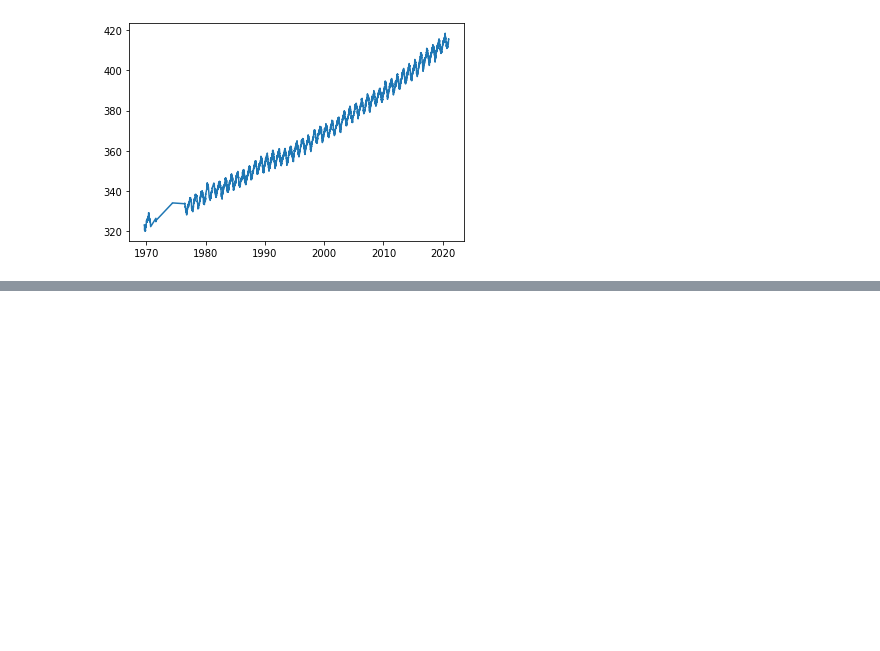
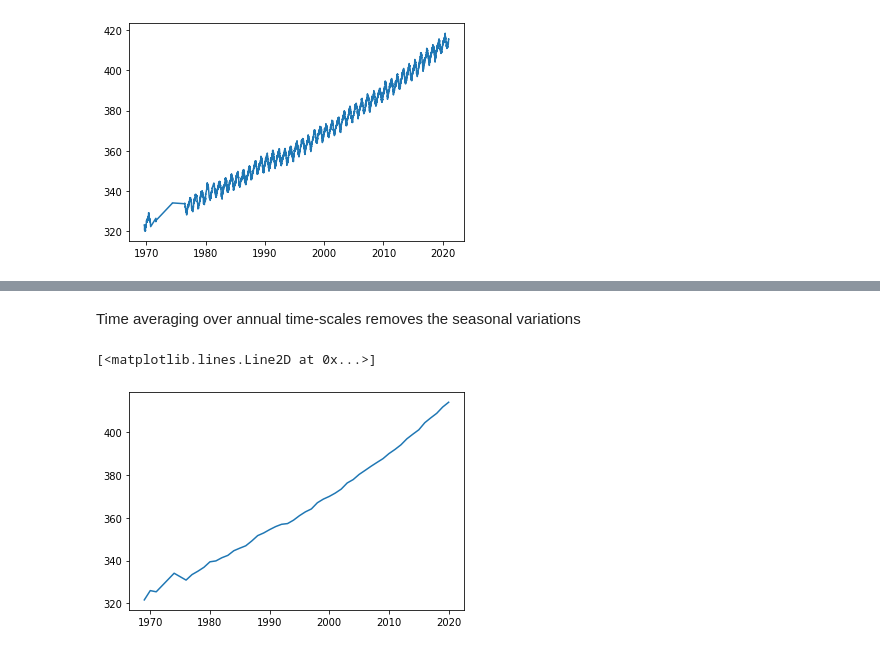
Before and after one commit to adityarn/MAV110_PythonModule, a Jupyter notebook: Keeling_Pandas.ipynb, the cells around one changed output, grey strips where cells are left out. Saved outputs shown, nothing was run; the diff lists cells and outputs as text; code cells hidden in the pictures; blank space fills up the shorter version.

```diff
--- a/Keeling_Pandas.ipynb
+++ b/Keeling_Pandas.ipynb
@@ -145,0 +136,8 @@ plt.plot(co2flask.datetime, co2flask.analysis_value)
+# %% [markdown]
+Time averaging over annual time-scales removes the seasonal variations
+# %%
+years = co2flask.datetime.dt.year.unique()
+plt.plot(years, co2flask.groupby(co2flask.datetime.dt.year)["analysis_value"].mean())
+# %% [output]
+[<matplotlib.lines.Line2D at 0x...>]
+[figure, added]
```
Also changed, not shown: parts of 23 cells of this notebook, 1 other file.
